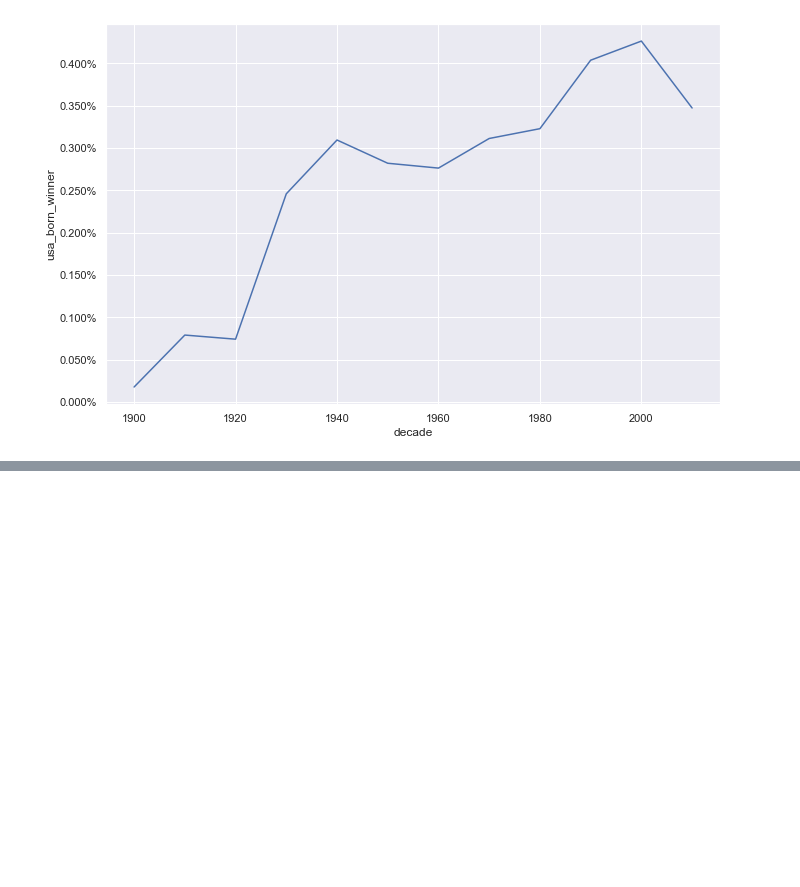
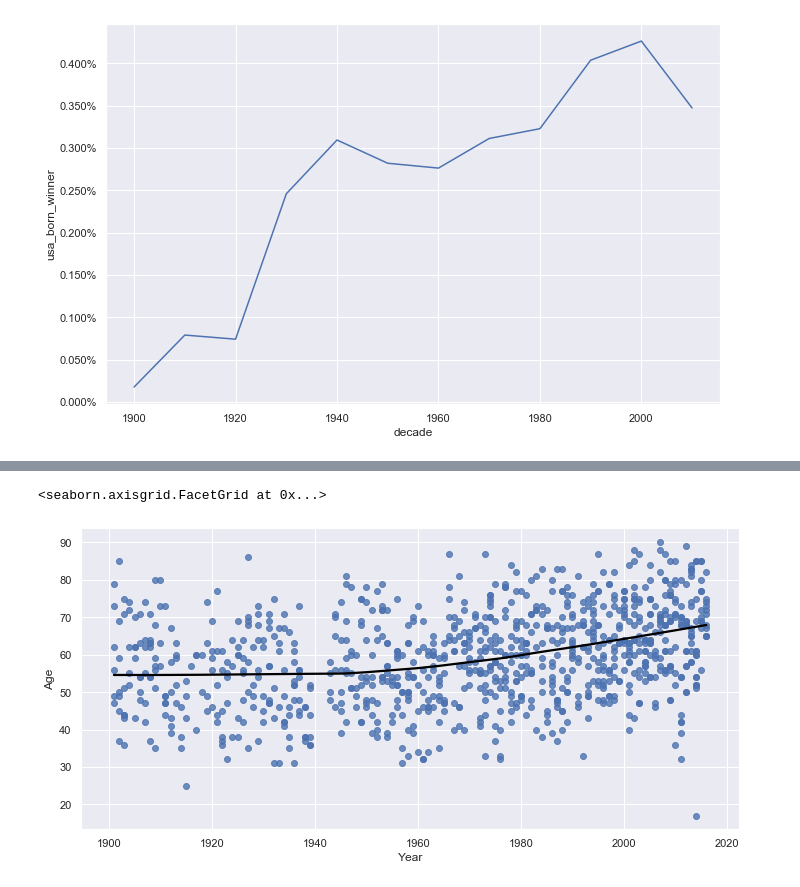
Before and after one commit to RamyR/DE-Project, a Jupyter notebook: noble_prize.ipynb, the cells around one changed output, grey strips where cells are left out. Cells and saved outputs as stored; diff of their text form; code cells hidden in the pictures; blank space fills up the shorter version.

```diff
--- a/noble_prize.ipynb
+++ b/noble_prize.ipynb
@@ -189,0 +275,7 @@ ax.yaxis.set_major_formatter(PercentFormatter())
+# %%
+# removing the wrong Birth Date Values which where like Y-00-00 , into NaN
+new_indu.at[342, 'Birth Date'] = np.NaN
+new_indu.at[748, 'Birth Date'] = np.NaN
+test  = new_indu[new_indu['Full Name'].str.contains("Albert John Lutuli")==True]
+
+test
@@ -189,0 +286,12 @@ ax.yaxis.set_major_formatter(PercentFormatter())
+# %%
+# Converting birth_date from String to datetime
+new_indu['Birth Date'] = pd.to_datetime(new_indu["Birth Date"],format='%Y-%m-%d')
+
+# Calculating the age of Nobel Prize winners
+new_indu['Age'] = new_indu["Year"] - new_indu["Birth Date"].dt.year
+
+# Plotting the age of Nobel Prize winners
+sns.lmplot(x="Year", y="Age", data=new_indu, lowess=True, aspect=2, line_kws={"color" : "black"})
+# %% [output]
+<seaborn.axisgrid.FacetGrid at 0x...>
+[figure, added]
```
Also changed, not shown: parts of 10 cells of this notebook.
